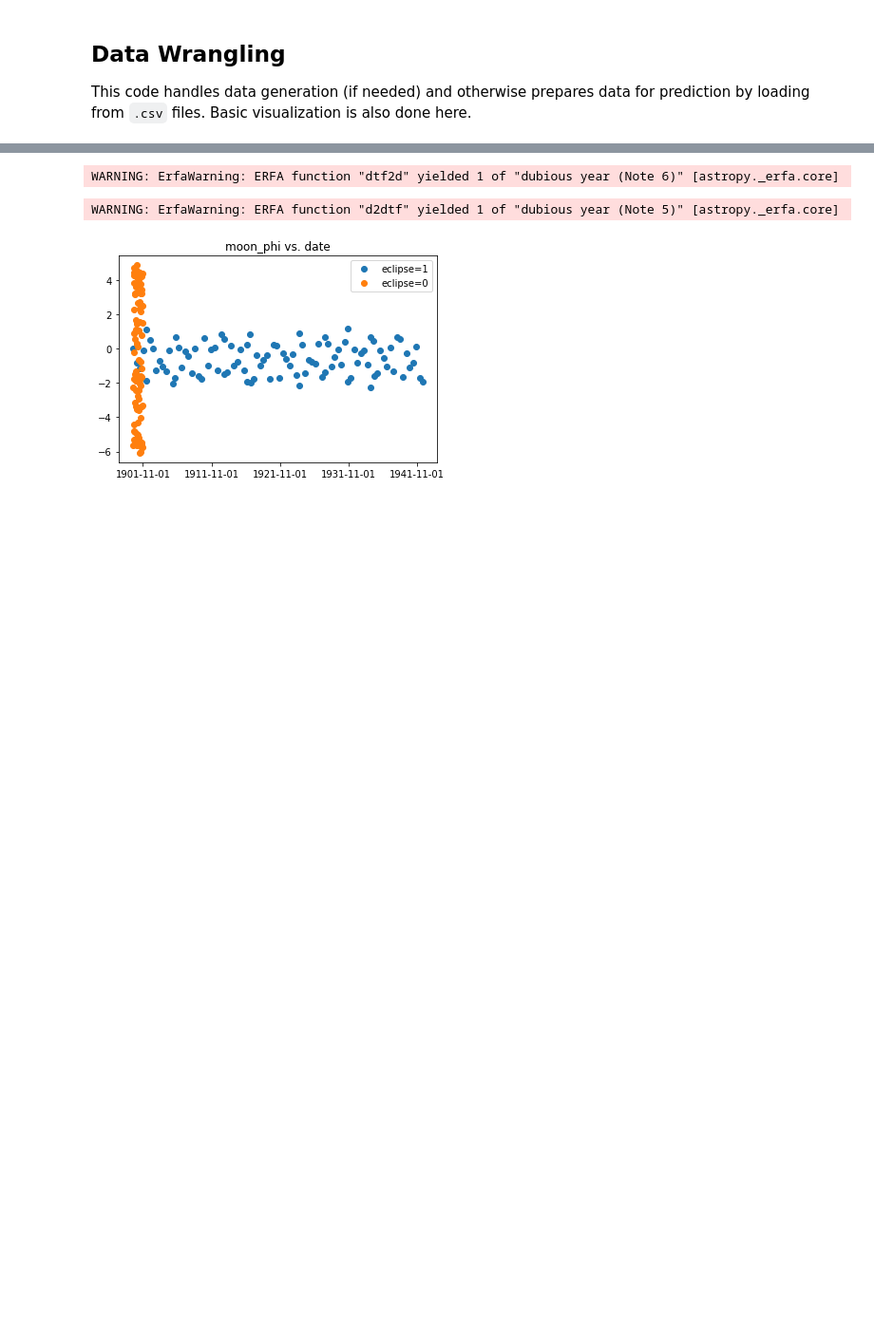
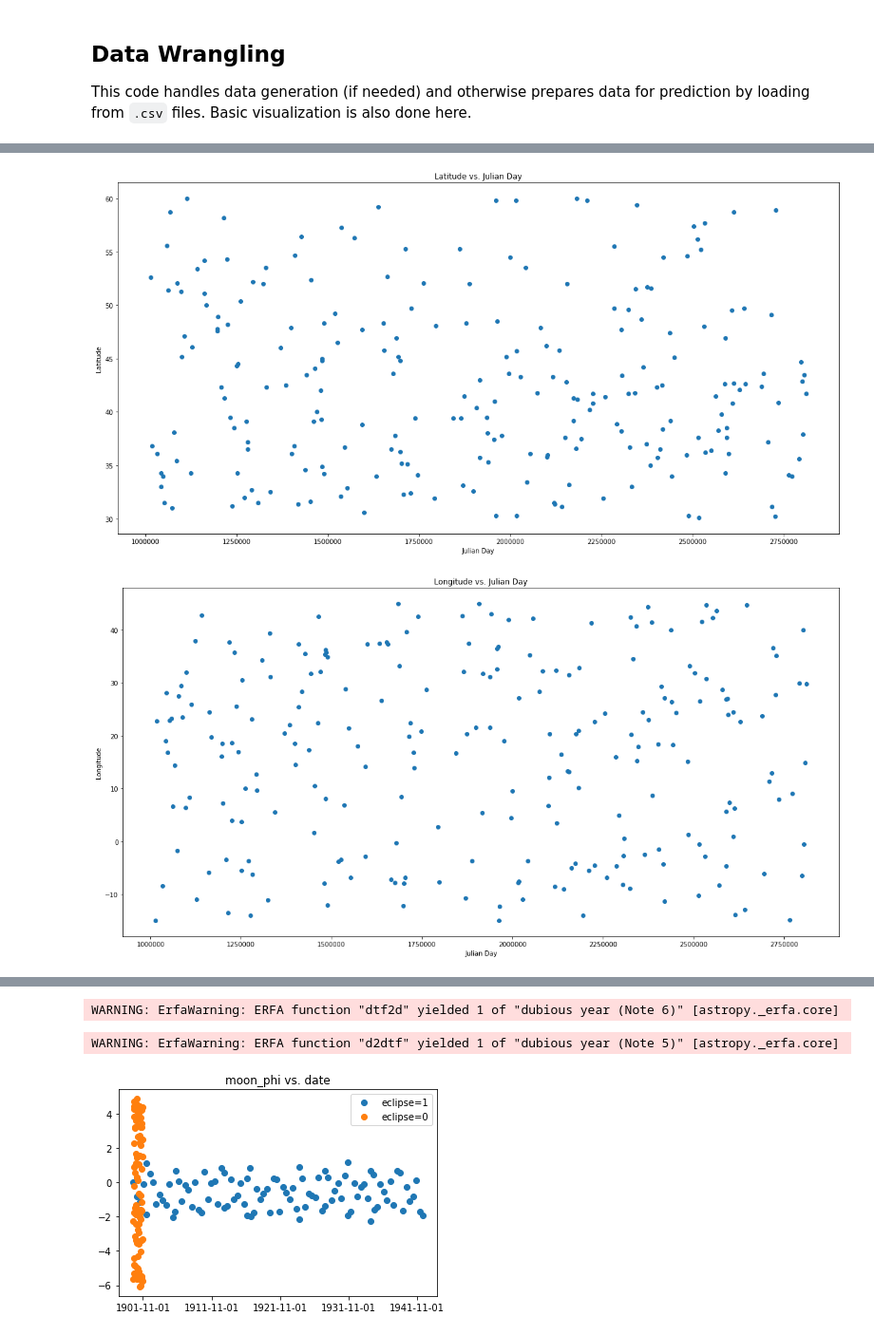
Before and after one commit to Kaahan/skep_project_s_final, a Jupyter notebook: eclipse/predict_eclipse.ipynb, the cells around one changed output, grey strips where cells are left out. Shown at 95% size. Cells and saved outputs as stored; diff of their text form; code cells hidden in the pictures; blank space fills up the shorter version.

Commit message:
Add more visualiation functions

```diff
--- a/eclipse/predict_eclipse.ipynb
+++ b/eclipse/predict_eclipse.ipynb
@@ -18,0 +36,5 @@ This code handles data generation (if needed) and otherwise prepares data for pr
+# %%
+raw_data = pd.read_csv('solar_eclipse_data.csv')
+raw_data['Latitude'] = raw_data['Latitude'].apply(lambda x: convert_latitude(x))
+raw_data['Longitude'] = raw_data['Longitude'].apply(lambda x: convert_longitude(x))
+raw_data.head()
@@ -18,0 +48,9 @@ This code handles data generation (if needed) and otherwise prepares data for pr
+# %%
+def select_window(data, latitude_min, latitude_max, longitude_min, longitude_max):
+    data = data[(data['Latitude'] >= latitude_min) & (data['Latitude'] <= latitude_max)]
+    data = data[(data['Longitude'] >= longitude_min) & (data['Longitude'] <= longitude_max)]
+
+    return data
+# %%
+window = select_window(raw_data, latitude_min=30, latitude_max=60, longitude_min=-15, longitude_max=45)
+window.head(50)
@@ -18,0 +75,5 @@ This code handles data generation (if needed) and otherwise prepares data for pr
+# %%
+plot_locations(window)
+# %% [output]
+[figure, added]
+[figure, added]
```
Also changed, not shown: parts of 10 cells of this notebook.
